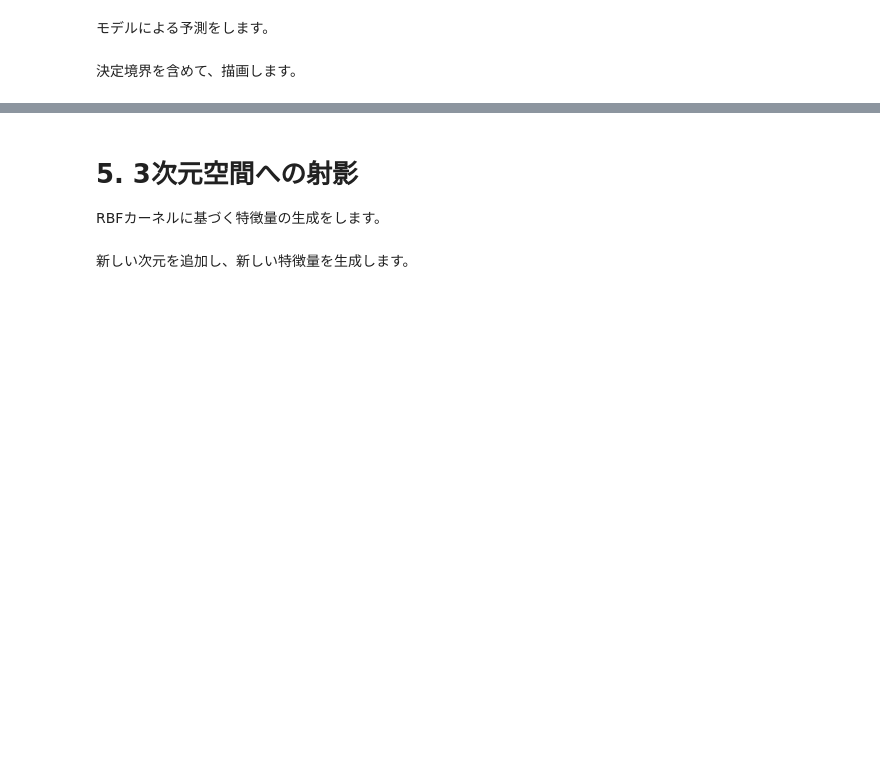
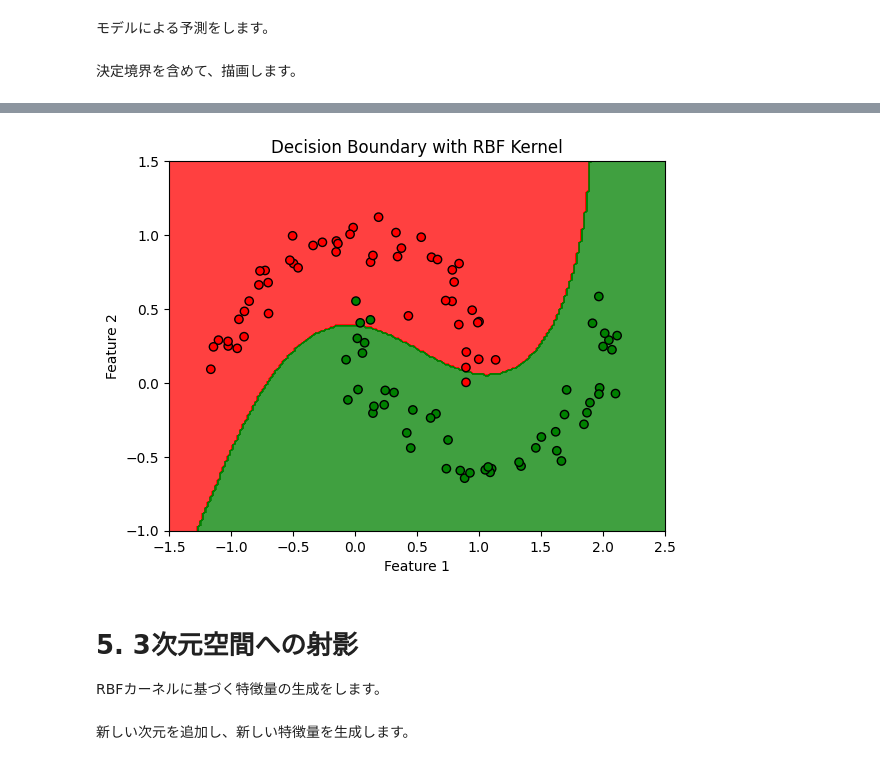
Before and after one commit to shirakurak/write-code-every-day, a Jupyter notebook: rbf-2-3.ipynb, the cells around one changed output, grey strips where cells are left out. Cells and saved outputs as stored; diff of their text form; code cells hidden in the pictures; blank space fills up the shorter version.

```diff
--- a/rbf-2-3.ipynb
+++ b/rbf-2-3.ipynb
@@ -62,3 +73,20 @@ plt.show()
+# %%
+from matplotlib.colors import ListedColormap
+
+# 赤と緑のカラーマップを定義
+custom_cmap = ListedColormap(['red', 'green'])
+
+# 決定境界をプロット
+plt.contourf(xx, yy, Z, alpha=0.75, cmap=custom_cmap)
+
+# データポイントをプロット
+plt.scatter(X[:, 0], X[:, 1], c=y, edgecolors='k', cmap=custom_cmap)
+plt.title("Decision Boundary with RBF Kernel")
+plt.xlabel("Feature 1")
+plt.ylabel("Feature 2")
+plt.show()
+# %% [output]
+[figure, added]
 # %% [markdown]
 # 5. 3次元空間への射影
 
```
Also changed, not shown: parts of 6 cells of this notebook.
